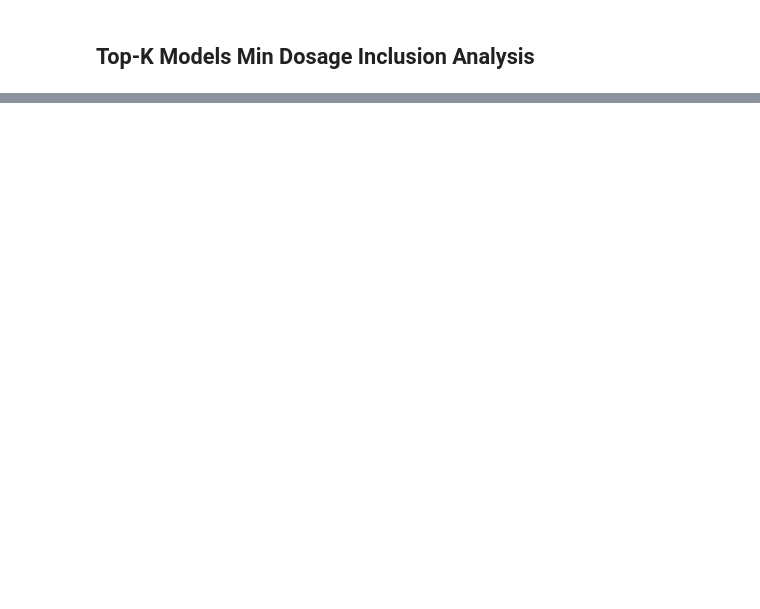
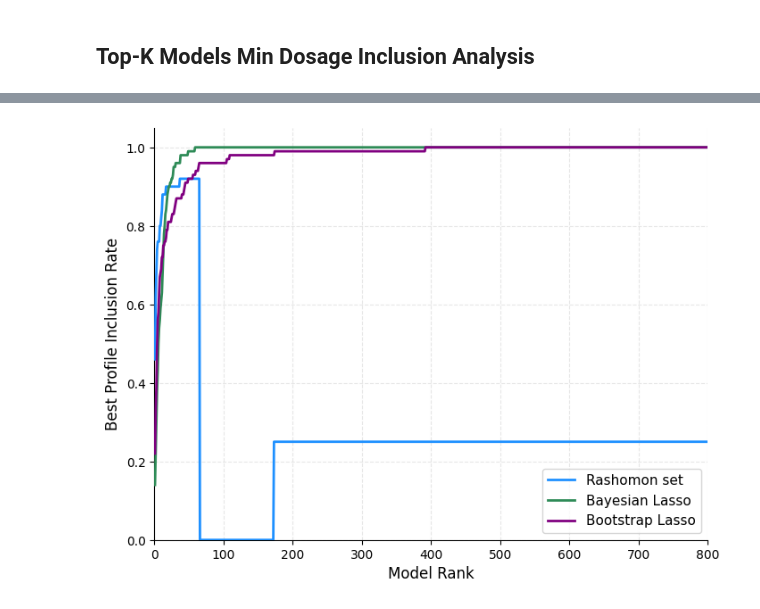
Before and after one commit to AparaV/rashomon-partition-sets, a Jupyter notebook: Code/analyze_reff_simulations.ipynb, the cells around one changed output, grey strips where cells are left out. Cells and saved outputs as stored; diff of their text form; code cells hidden in the pictures; blank space fills up the shorter version.

```diff
--- a/Code/analyze_reff_simulations.ipynb
+++ b/Code/analyze_reff_simulations.ipynb
@@ -806,5 +852,5 @@ blasso_topk_summary.head(10)
 # %%
-# Process Bootstrap samples: sort by penalized_loss and compute cumulative min_dosage inclusion
+# Process Bootstrap samples: sort by penalized_loss and compute cumulative best profile inclusion
 bootstrap_topk_df = bootstrap_samples_raw_df.copy()
 
 # Sort by penalized_loss within each simulation
@@ -816,16 +862,16 @@ bootstrap_topk_df["model_rank"] = bootstrap_topk_df.groupby(["n_per_pol", "sim_n
 # Keep only top K models
 bootstrap_topk_df = bootstrap_topk_df[bootstrap_topk_df["model_rank"] <= K]
 
-# Compute cumulative min_dosage inclusion: 1 if any model up to this rank has min_dosage > 0
-bootstrap_topk_df["min_dosage_present"] = (bootstrap_topk_df["min_dosage"] > 0).astype(int)
-bootstrap_topk_df["cumulative_min_dosage"] = bootstrap_topk_df.groupby(
+# Compute cumulative best profile inclusion: 1 if any model up to this rank has the true best profile
+bootstrap_topk_df["best_profile_present"] = (bootstrap_topk_df[true_best_profile] > 0).astype(int)
+bootstrap_topk_df["cumulative_best_profile"] = bootstrap_topk_df.groupby(
     ["n_per_pol", "sim_num"]
-)["min_dosage_present"].cumsum()
-bootstrap_topk_df["cumulative_min_dosage"] = (bootstrap_topk_df["cumulative_min_dosage"] > 0).astype(int)
+)["best_profile_present"].cumsum()
+bootstrap_topk_df["cumulative_best_profile"] = (bootstrap_topk_df["cumulative_best_profile"] > 0).astype(int)
 
 # Average across simulations for each rank
-bootstrap_topk_summary = bootstrap_topk_df.groupby("model_rank")["cumulative_min_dosage"].mean().reset_index()
-bootstrap_topk_summary.rename(columns={"cumulative_min_dosage": "min_dosage_inclusion_rate"}, inplace=True)
+bootstrap_topk_summary = bootstrap_topk_df.groupby("model_rank")["cumulative_best_profile"].mean().reset_index()
+bootstrap_topk_summary.rename(columns={"cumulative_best_profile": "best_profile_inclusion_rate"}, inplace=True)
 
 print(f"Bootstrap: {len(bootstrap_topk_summary)} ranks processed")
 bootstrap_topk_summary.head(10)
@@ -832,38 +891,40 @@ bootstrap_topk_summary.head(10)
 # %%
-# Plot Top-K Min Dosage Inclusion Rate
+# Plot Top-K Best Profile Inclusion Rate
 fig, ax = plt.subplots(figsize=(8, 6))
 
 ax.spines[['right', 'top']].set_visible(False)
 
 colors = ["dodgerblue", "seagreen", "purple"]
 
 # Plot three curves
-ax.plot(rashomon_topk_summary["model_rank"], rashomon_topk_summary["min_dosage_inclusion_rate"],
+ax.plot(rashomon_topk_summary["model_rank"], rashomon_topk_summary["best_profile_inclusion_rate"],
         color=colors[0], linewidth=2, label="Rashomon set", zorder=3)
 
-ax.plot(blasso_topk_summary["model_rank"], blasso_topk_summary["min_dosage_inclusion_rate"],
+ax.plot(blasso_topk_summary["model_rank"], blasso_topk_summary["best_profile_inclusion_rate"],
         color=colors[1], linewidth=2, label="Bayesian Lasso", zorder=3)
 
-ax.plot(bootstrap_topk_summary["model_rank"], bootstrap_topk_summary["min_dosage_inclusion_rate"],
+ax.plot(bootstrap_topk_summary["model_rank"], bootstrap_topk_summary["best_profile_inclusion_rate"],
         color=colors[2], linewidth=2, label="Bootstrap Lasso", zorder=3)
 
-# Add scatter points for better visibility
-ax.scatter(rashomon_topk_summary["model_rank"], rashomon_topk_summary["min_dosage_inclusion_rate"],
-           color=colors[0], edgecolor="black", s=20, zorder=4)
+# # Add scatter points for better visibility
+# ax.scatter(rashomon_topk_summary["model_rank"], rashomon_topk_summary["best_profile_inclusion_rate"],
+#            color=colors[0], edgecolor="black", s=20, zorder=4)
 
-ax.scatter(blasso_topk_summary["model_rank"], blasso_topk_summary["min_dosage_inclusion_rate"],
-           color=colors[1], edgecolor="black", s=20, zorder=4)
+# ax.scatter(blasso_topk_summary["model_rank"], blasso_topk_summary["best_profile_inclusion_rate"],
+#            color=colors[1], edgecolor="black", s=20, zorder=4)
 
-ax.scatter(bootstrap_topk_summary["model_rank"], bootstrap_topk_summary["min_dosage_inclusion_rate"],
-           color=colors[2], edgecolor="black", s=20, zorder=4)
+# ax.scatter(bootstrap_topk_summary["model_rank"], bootstrap_topk_summary["best_profile_inclusion_rate"],
+#            color=colors[2], edgecolor="black", s=20, zorder=4)
 
 ax.set_xlabel("Model Rank", fontsize=12)
-ax.set_ylabel("Min Dosage Inclusion Rate", fontsize=12)
+ax.set_ylabel("Best Profile Inclusion Rate", fontsize=12)
 ax.set_xlim(0, K)
 ax.set_ylim(0, 1.05)
 
 ax.legend(loc="lower right", fontsize=11)
 ax.grid(alpha=0.3, linestyle="--")
 
-# plt.savefig("../Figures/reff/topk_min_dosage_inclusion.png", dpi=300, bbox_inches="tight")
+# plt.savefig("../Figures/reff/topk_best_profile_inclusion.png", dpi=300, bbox_inches="tight")
 plt.show()
+# %% [output]
+[figure, added]
```
Also changed, not shown: parts of 5 cells of this notebook.
